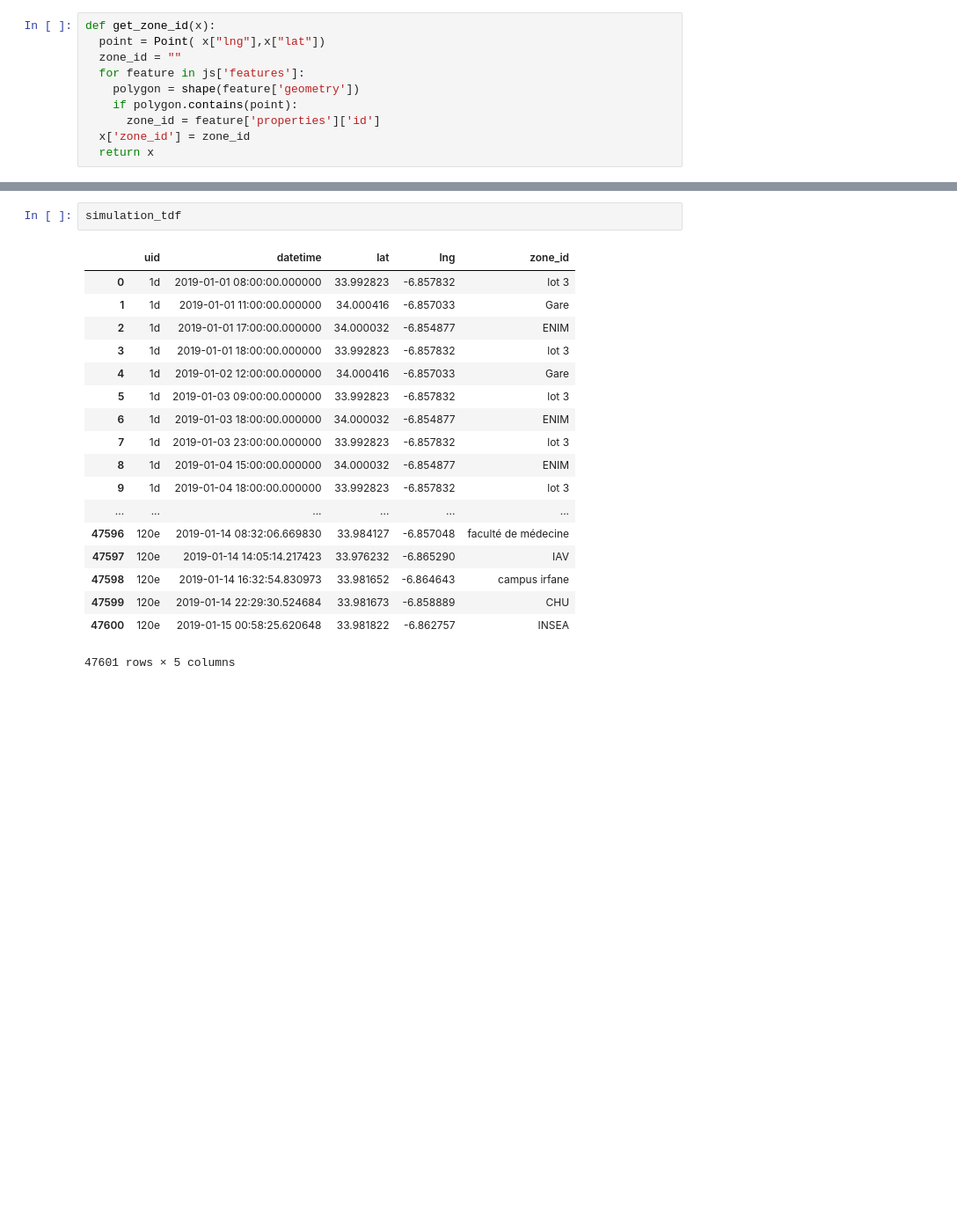
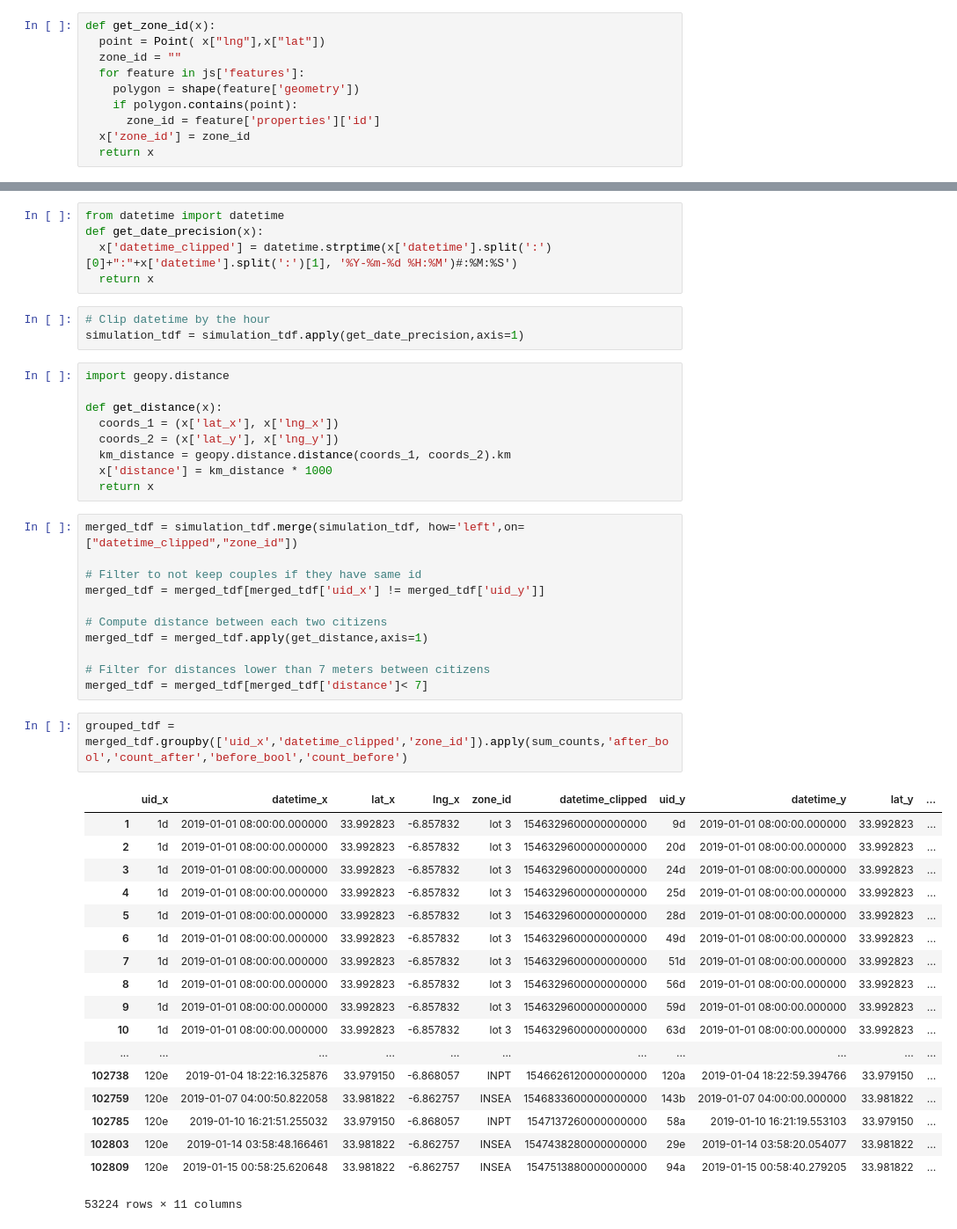
Before and after one commit to covid-ma-team/chantier-2, a Jupyter notebook: user_mobility_generation.ipynb, the cells around one changed output, grey strips where cells are left out. Shown at 88% size. Drawn from its saved outputs; the diff is of its cells as text; blank space fills up the shorter version.

Commit message:
distance between citizens

```diff
--- a/user_mobility_generation.ipynb
+++ b/user_mobility_generation.ipynb
@@ -173,21 +175,49 @@ simulation_tdf = simulation_tdf[simulation_tdf['zone_id'] != ""][["uid","datetim
-# %%
-simulation_tdf
-# %% [output]
-|  | uid | datetime | lat | lng | zone_id |
-| 0 | 1d | 2019-01-01 08:00:00.000000 | 33.992823 | -6.857832 | lot 3 |
-| 1 | 1d | 2019-01-01 11:00:00.000000 | 34.000416 | -6.857033 | Gare |
-| 2 | 1d | 2019-01-01 17:00:00.000000 | 34.000032 | -6.854877 | ENIM |
-| 3 | 1d | 2019-01-01 18:00:00.000000 | 33.992823 | -6.857832 | lot 3 |
-| 4 | 1d | 2019-01-02 12:00:00.000000 | 34.000416 | -6.857033 | Gare |
-| 5 | 1d | 2019-01-03 09:00:00.000000 | 33.992823 | -6.857832 | lot 3 |
-| 6 | 1d | 2019-01-03 18:00:00.000000 | 34.000032 | -6.854877 | ENIM |
-| 7 | 1d | 2019-01-03 23:00:00.000000 | 33.992823 | -6.857832 | lot 3 |
-| 8 | 1d | 2019-01-04 15:00:00.000000 | 34.000032 | -6.854877 | ENIM |
-| 9 | 1d | 2019-01-04 18:00:00.000000 | 33.992823 | -6.857832 | lot 3 |
-| ... | ... | ... | ... | ... | ... |
-| 47596 | 120e | 2019-01-14 08:32:06.669830 | 33.984127 | -6.857048 | faculté de médecine |
-| 47597 | 120e | 2019-01-14 14:05:14.217423 | 33.976232 | -6.865290 | IAV |
-| 47598 | 120e | 2019-01-14 16:32:54.830973 | 33.981652 | -6.864643 | campus irfane |
-| 47599 | 120e | 2019-01-14 22:29:30.524684 | 33.981673 | -6.858889 | CHU |
-| 47600 | 120e | 2019-01-15 00:58:25.620648 | 33.981822 | -6.862757 | INSEA |
-47601 rows × 5 columns
+# %%
+from datetime import datetime
+def get_date_precision(x):
+  x['datetime_clipped'] = datetime.strptime(x['datetime'].split(':')[0]+":"+x['datetime'].split(':')[1], '%Y-%m-%d %H:%M')#:%M:%S')
+  return x
+# %%
+# Clip datetime by the hour
+simulation_tdf = simulation_tdf.apply(get_date_precision,axis=1)
+# %%
+import geopy.distance
+
+def get_distance(x):
+  coords_1 = (x['lat_x'], x['lng_x'])
+  coords_2 = (x['lat_y'], x['lng_y'])
+  km_distance = geopy.distance.distance(coords_1, coords_2).km
+  x['distance'] = km_distance * 1000
+  return x
+# %%
+merged_tdf = simulation_tdf.merge(simulation_tdf, how='left',on=["datetime_clipped","zone_id"])
+
+# Filter to not keep couples if they have same id
+merged_tdf = merged_tdf[merged_tdf['uid_x'] != merged_tdf['uid_y']]
+
+# Compute distance between each two citizens
+merged_tdf = merged_tdf.apply(get_distance,axis=1)
+
+# Filter for distances lower than 7 meters between citizens
+merged_tdf = merged_tdf[merged_tdf['distance']< 7]
+# %%
+grouped_tdf = merged_tdf.groupby(['uid_x','datetime_clipped','zone_id']).apply(sum_counts,'after_bool','count_after','before_bool','count_before')
+# %% [output]
+|  | uid_x | datetime_x | lat_x | lng_x | zone_id | datetime_clipped | uid_y | datetime_y | lat_y | ... |
+| 1 | 1d | 2019-01-01 08:00:00.000000 | 33.992823 | -6.857832 | lot 3 | 1546329600000000000 | 9d | 2019-01-01 08:00:00.000000 | 33.992823 | ... |
+| 2 | 1d | 2019-01-01 08:00:00.000000 | 33.992823 | -6.857832 | lot 3 | 1546329600000000000 | 20d | 2019-01-01 08:00:00.000000 | 33.992823 | ... |
+| 3 | 1d | 2019-01-01 08:00:00.000000 | 33.992823 | -6.857832 | lot 3 | 1546329600000000000 | 24d | 2019-01-01 08:00:00.000000 | 33.992823 | ... |
+| 4 | 1d | 2019-01-01 08:00:00.000000 | 33.992823 | -6.857832 | lot 3 | 1546329600000000000 | 25d | 2019-01-01 08:00:00.000000 | 33.992823 | ... |
+| 5 | 1d | 2019-01-01 08:00:00.000000 | 33.992823 | -6.857832 | lot 3 | 1546329600000000000 | 28d | 2019-01-01 08:00:00.000000 | 33.992823 | ... |
+| 6 | 1d | 2019-01-01 08:00:00.000000 | 33.992823 | -6.857832 | lot 3 | 1546329600000000000 | 49d | 2019-01-01 08:00:00.000000 | 33.992823 | ... |
+| 7 | 1d | 2019-01-01 08:00:00.000000 | 33.992823 | -6.857832 | lot 3 | 1546329600000000000 | 51d | 2019-01-01 08:00:00.000000 | 33.992823 | ... |
+| 8 | 1d | 2019-01-01 08:00:00.000000 | 33.992823 | -6.857832 | lot 3 | 1546329600000000000 | 56d | 2019-01-01 08:00:00.000000 | 33.992823 | ... |
+| 9 | 1d | 2019-01-01 08:00:00.000000 | 33.992823 | -6.857832 | lot 3 | 1546329600000000000 | 59d | 2019-01-01 08:00:00.000000 | 33.992823 | ... |
+| 10 | 1d | 2019-01-01 08:00:00.000000 | 33.992823 | -6.857832 | lot 3 | 1546329600000000000 | 63d | 2019-01-01 08:00:00.000000 | 33.992823 | ... |
+| ... | ... | ... | ... | ... | ... | ... | ... | ... | ... | ... |
+| 102738 | 120e | 2019-01-04 18:22:16.325876 | 33.979150 | -6.868057 | INPT | 1546626120000000000 | 120a | 2019-01-04 18:22:59.394766 | 33.979150 | ... |
+| 102759 | 120e | 2019-01-07 04:00:50.822058 | 33.981822 | -6.862757 | INSEA | 1546833600000000000 | 143b | 2019-01-07 04:00:00.000000 | 33.981822 | ... |
+| 102785 | 120e | 2019-01-10 16:21:51.255032 | 33.979150 | -6.868057 | INPT | 1547137260000000000 | 58a | 2019-01-10 16:21:19.553103 | 33.979150 | ... |
+| 102803 | 120e | 2019-01-14 03:58:48.166461 | 33.981822 | -6.862757 | INSEA | 1547438280000000000 | 29e | 2019-01-14 03:58:20.054077 | 33.981822 | ... |
+| 102809 | 120e | 2019-01-15 00:58:25.620648 | 33.981822 | -6.862757 | INSEA | 1547513880000000000 | 94a | 2019-01-15 00:58:40.279205 | 33.981822 | ... |
+53224 rows × 11 columns
```
Also changed, not shown: parts of 2 cells of this notebook.
